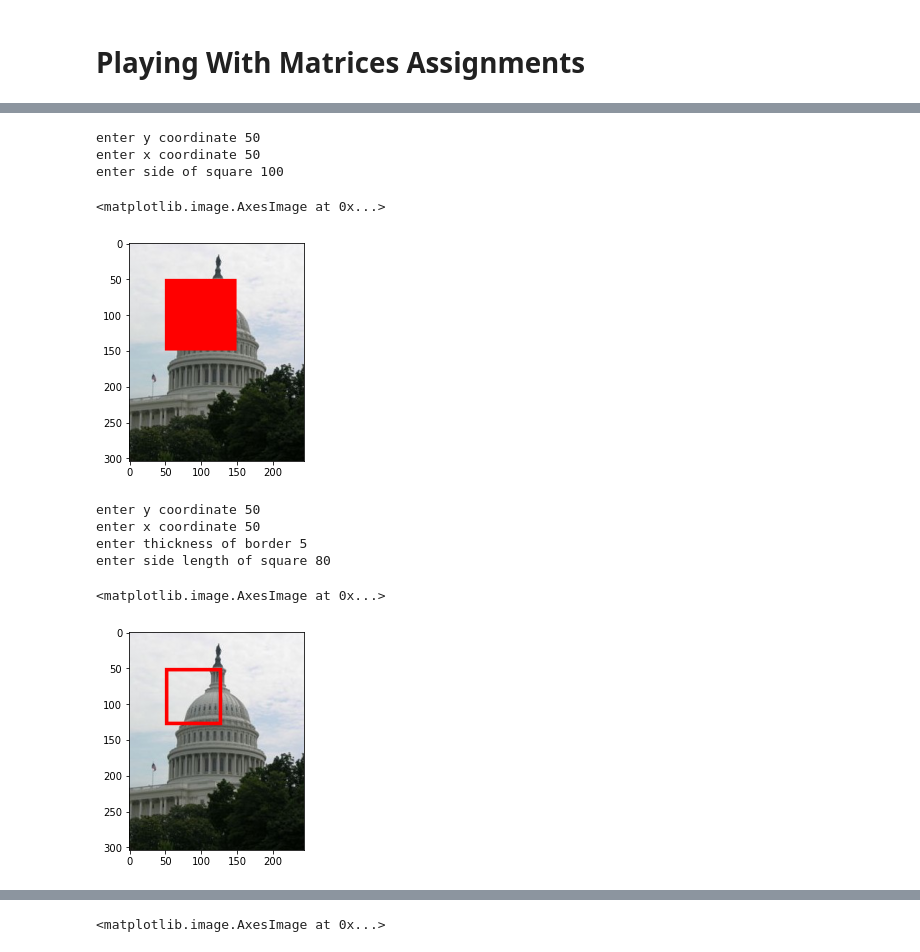
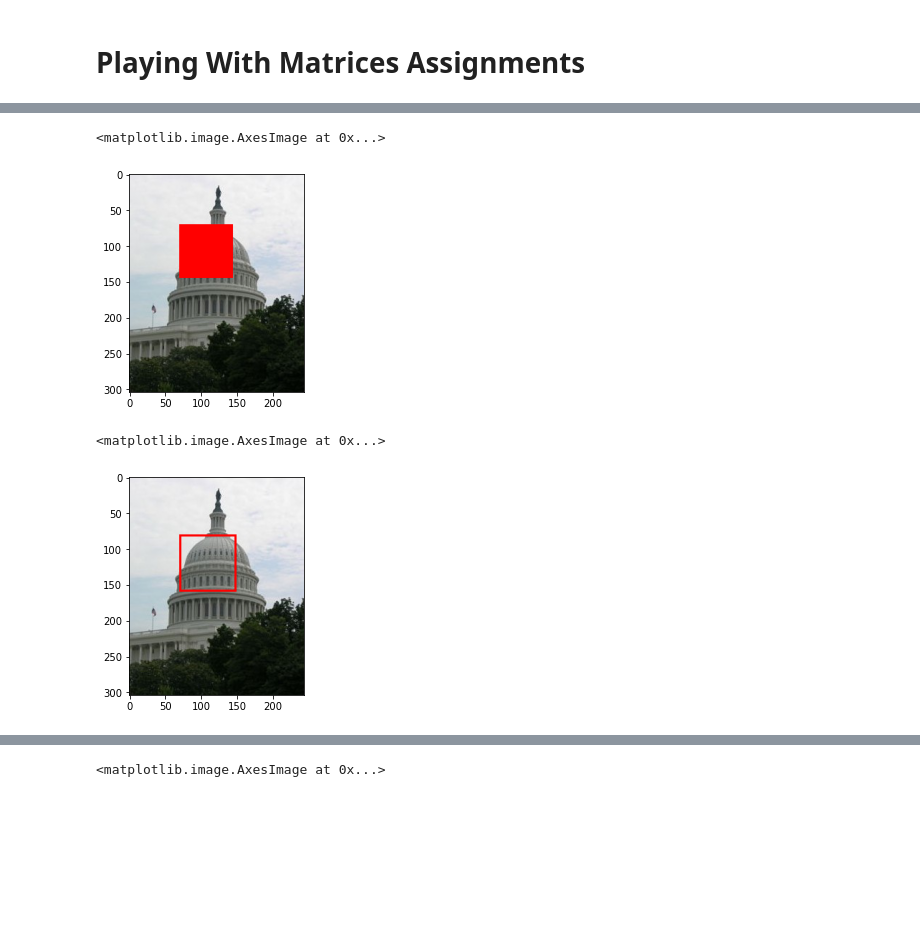
Before and after one commit to KunalA18/pixels_assignment_68, a Jupyter notebook: 7_image_processing_assignments-checkpoint.ipynb, the cells around one changed output, grey strips where cells are left out. Drawn from its saved outputs; the diff is of its cells as text; code cells hidden in the pictures; blank space fills up the shorter version.

```diff
--- a/7_image_processing_assignments-checkpoint.ipynb
+++ b/7_image_processing_assignments-checkpoint.ipynb
@@ -59,30 +62,28 @@ Write the code to rotate the given image by any arbitary angle, as can be seen i
 # %%
 # Write Your code here
 import numpy as np
 import math as m
 import matplotlib.pyplot as plt
 import cv2
 
-i = int(input("enter y coordinate "))
-j = int(input("enter x coordinate "))
-l = int(input("enter side of square "))
+# i = int(input("enter y coordinate "))
+# j = int(input("enter x coordinate "))
+# l = int(input("enter side of square "))
+i,j,l=70,70,75
 image = plt.imread('C:/Users/Kunal Agarwal/pixels_repo/Pixels_Seminar/3_cv_basics/images/blur.jpeg')
 image1=np.copy(image)
 image1[i:i+l,j:j+l] = [255,0,0]
 
 plt.imshow(image1)
 # %% [output]
-enter y coordinate 50
-enter x coordinate 50
-enter side of square 100
+<matplotlib.image.AxesImage at 0x...>
-<matplotlib.image.AxesImage at 0x...>
-[figure, old version]
+[figure, new version]
 # %%
-i = int(input("enter y coordinate "))
-j = int(input("enter x coordinate "))
-t = int(input("enter thickness of border "))
-l = int(input("enter side length of square "))
-
+# i = int(input("enter y coordinate "))
+# j = int(input("enter x coordinate "))
+# t = int(input("enter thickness of border "))
+# l = int(input("enter side length of square "))
+i,j,t,l=80,70,3,80
 image2=np.copy(image)
 image2[i:i+t,j:j+l] = [255,0,0]
 image2[i:i+l,j:j+t] = [255,0,0]
@@ -93,12 +94,8 @@ image2[i:i+l,j+l-t:j+l] = [255,0,0]
 
 plt.imshow(image2)
 # %% [output]
-enter y coordinate 50
-enter x coordinate 50
-enter thickness of border 5
-enter side length of square 80
+<matplotlib.image.AxesImage at 0x...>
-<matplotlib.image.AxesImage at 0x...>
-[figure, old version]
+[figure, new version]
 # %%
 image3=np.copy(image)
 # i = int(input("enter y coordinate "))
```
Also changed, not shown: parts of 20 cells of this notebook.
